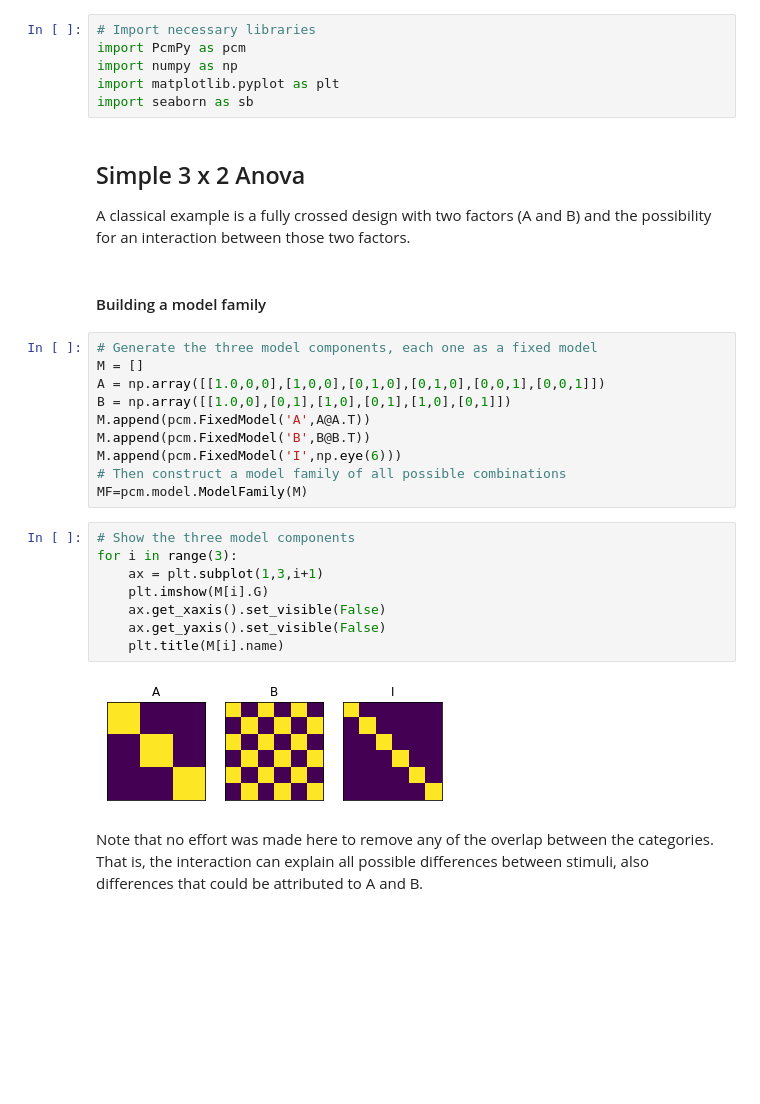
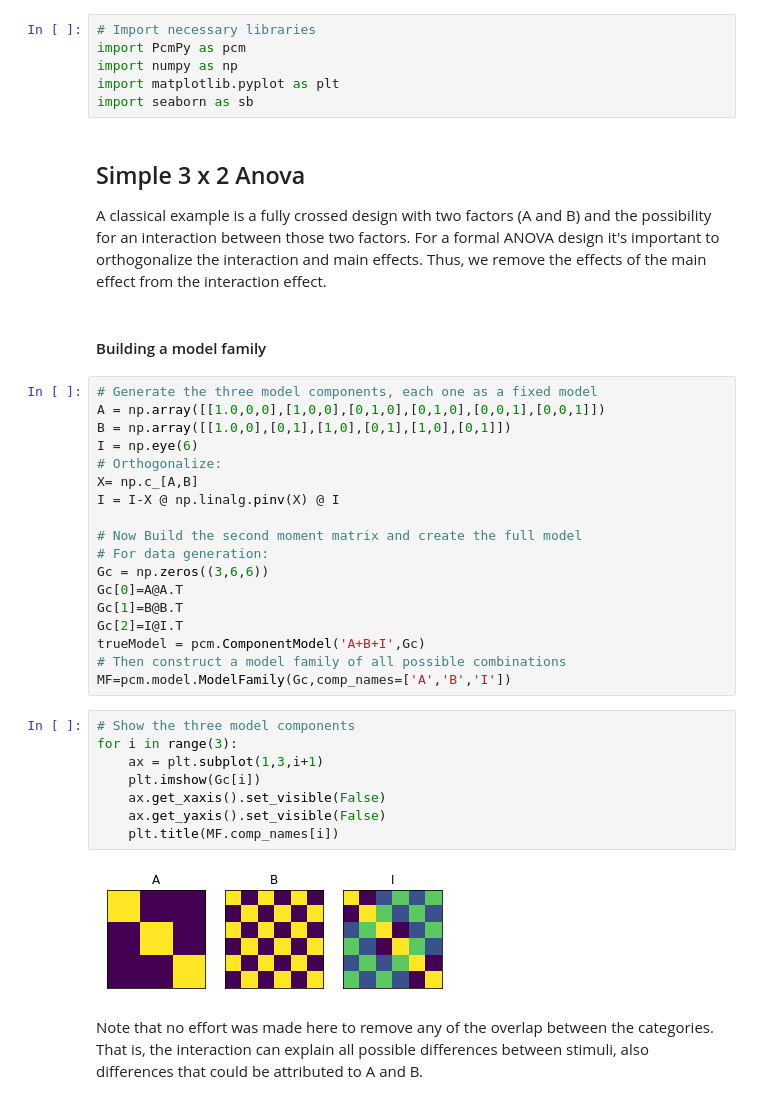
Before and after one commit to DiedrichsenLab/PcmPy, a Jupyter notebook: docs/demos/demo_modelfamily.ipynb, the cells around one changed output. Saved outputs shown, nothing was run; the diff lists cells and outputs as text; blank space fills up the shorter version.

Commit message:
model_family: More complex example

```diff
--- a/docs/demos/demo_modelfamily.ipynb
+++ b/docs/demos/demo_modelfamily.ipynb
@@ -10,29 +10,37 @@ import matplotlib.pyplot as plt
 import seaborn as sb
 # %% [markdown]
 ## Simple 3 x 2 Anova
-A classical example is a fully crossed design with two factors (A and B) and the possibility for an interaction between those two factors.
+A classical example is a fully crossed design with two factors (A and B) and the possibility for an interaction between those two factors. For a formal ANOVA design it's important to orthogonalize the interaction and main effects. Thus, we remove the effects of the main effect from the interaction effect.
 # %% [markdown]
 #### Building a model family
 # %%
 # Generate the three model components, each one as a fixed model
-M = []
 A = np.array([[1.0,0,0],[1,0,0],[0,1,0],[0,1,0],[0,0,1],[0,0,1]])
 B = np.array([[1.0,0],[0,1],[1,0],[0,1],[1,0],[0,1]])
-M.append(pcm.FixedModel('A',A@A.T))
-M.append(pcm.FixedModel('B',B@B.T))
-M.append(pcm.FixedModel('I',np.eye(6)))
+I = np.eye(6)
+# Orthogonalize:
+X= np.c_[A,B]
+I = I-X @ np.linalg.pinv(X) @ I
+
+# Now Build the second moment matrix and create the full model
+# For data generation:
+Gc = np.zeros((3,6,6))
+Gc[0]=A@A.T
+Gc[1]=B@B.T
+Gc[2]=I@I.T
+trueModel = pcm.ComponentModel('A+B+I',Gc)
 # Then construct a model family of all possible combinations
-MF=pcm.model.ModelFamily(M)
+MF=pcm.model.ModelFamily(Gc,comp_names=['A','B','I'])
 # %%
 # Show the three model components
 for i in range(3):
     ax = plt.subplot(1,3,i+1)
-    plt.imshow(M[i].G)
+    plt.imshow(Gc[i])
     ax.get_xaxis().set_visible(False)
     ax.get_yaxis().set_visible(False)
-    plt.title(M[i].name)
+    plt.title(MF.comp_names[i])
 # %% [output]
-[figure, old version]
+[figure, new version]
 # %% [markdown]
 Note that no effort was made here to remove any of the overlap between the categories. That is, the interaction can explain all possible differences between stimuli, also differences that could be attributed to A and B.
 # %% [markdown]
```
Also changed, not shown: parts of 11 cells of this notebook, 3 other files.
